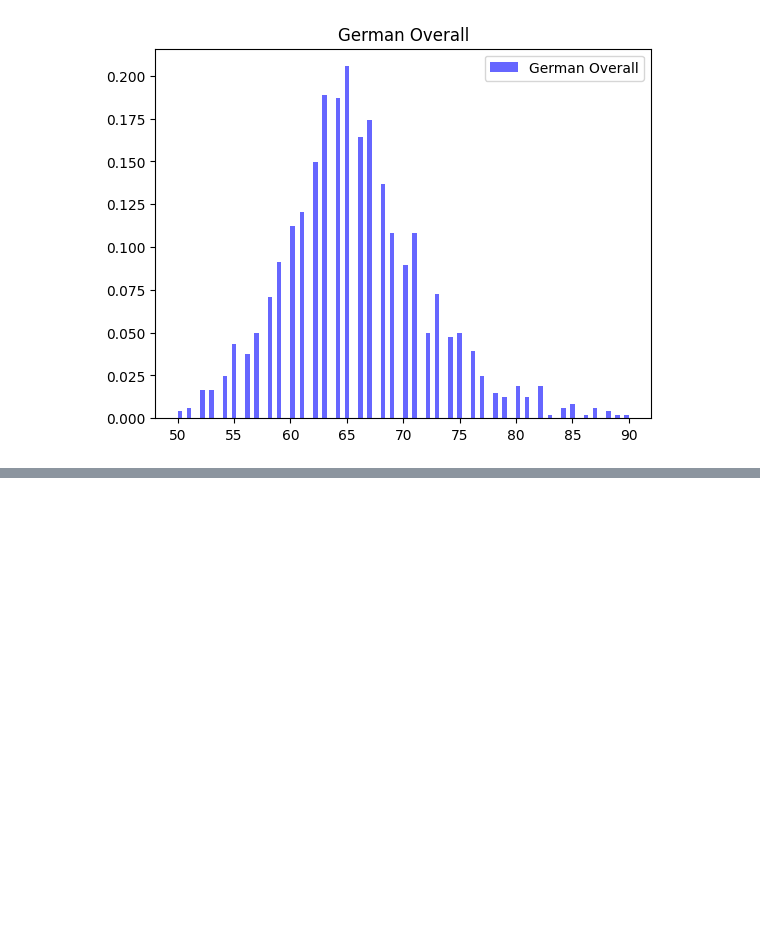
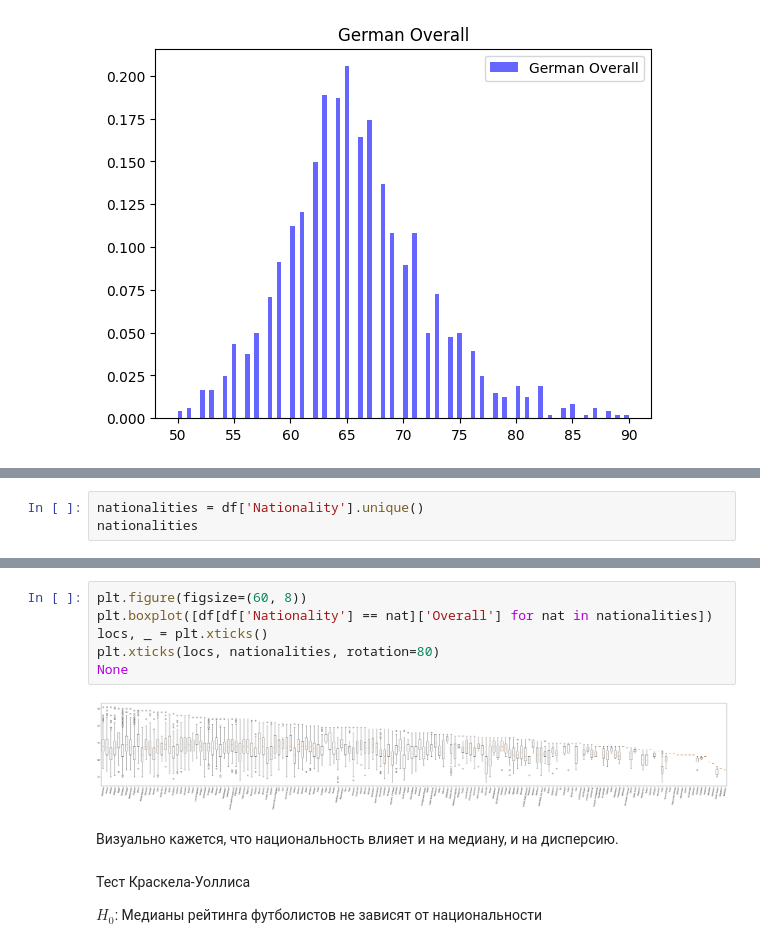
Before and after one commit to snitron/matstat, a Jupyter notebook: lab4.ipynb, the cells around one changed output, grey strips where cells are left out. Drawn from its saved outputs; the diff is of its cells as text; blank space fills up the shorter version.

```diff
--- a/lab4.ipynb
+++ b/lab4.ipynb
@@ -133,0 +138,3 @@ plot_bins(german['Overall'], "German Overall")
+# %%
+nationalities = df['Nationality'].unique()
+nationalities
@@ -133,0 +159,14 @@ plot_bins(german['Overall'], "German Overall")
+# %%
+plt.figure(figsize=(60, 8))
+plt.boxplot([df[df['Nationality'] == nat]['Overall'] for nat in nationalities])
+locs, _ = plt.xticks()
+plt.xticks(locs, nationalities, rotation=80)
+None
+# %% [output]
+[figure, added]
+# %% [markdown]
+Визуально кажется, что национальность влияет и на медиану, и на дисперсию.
+# %% [markdown]
+Тест Краскела-Уоллиса
+
+$H_0$: Медианы рейтинга футболистов не зависят от национальности
```
Also changed, not shown: parts of 13 cells of this notebook.
